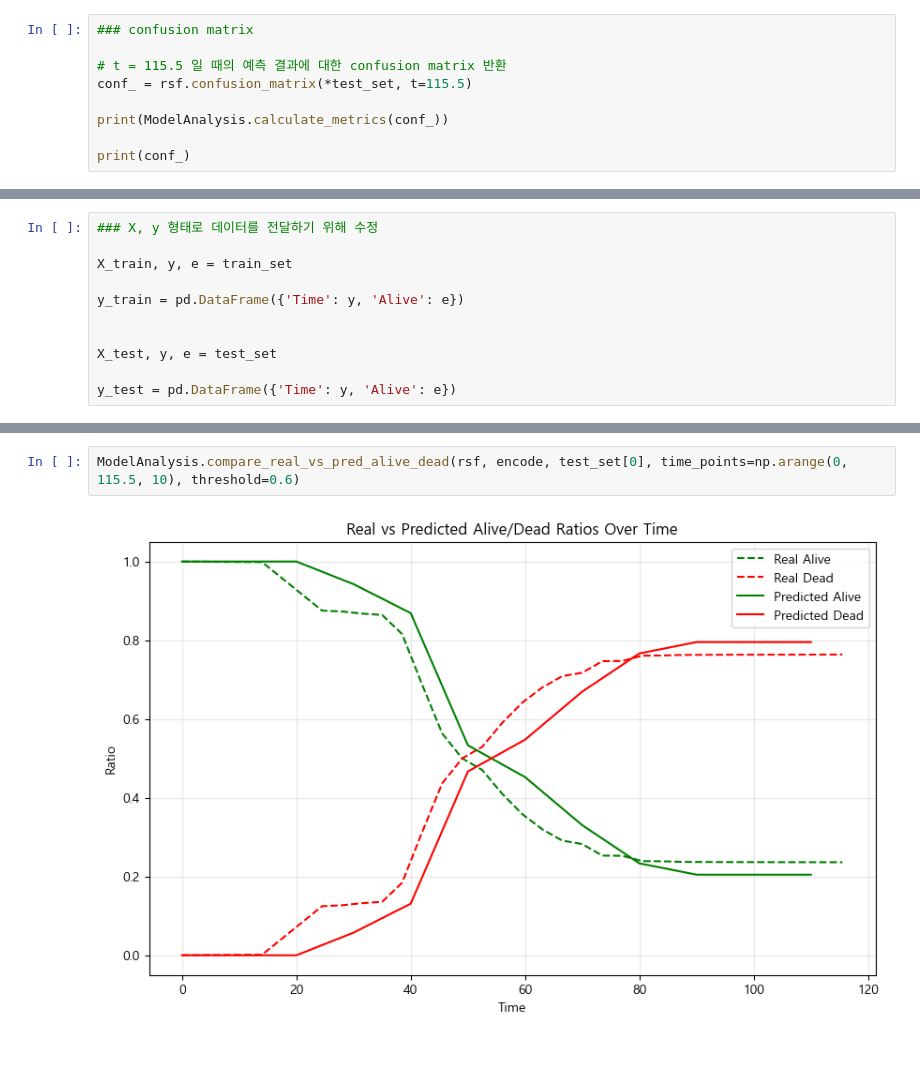
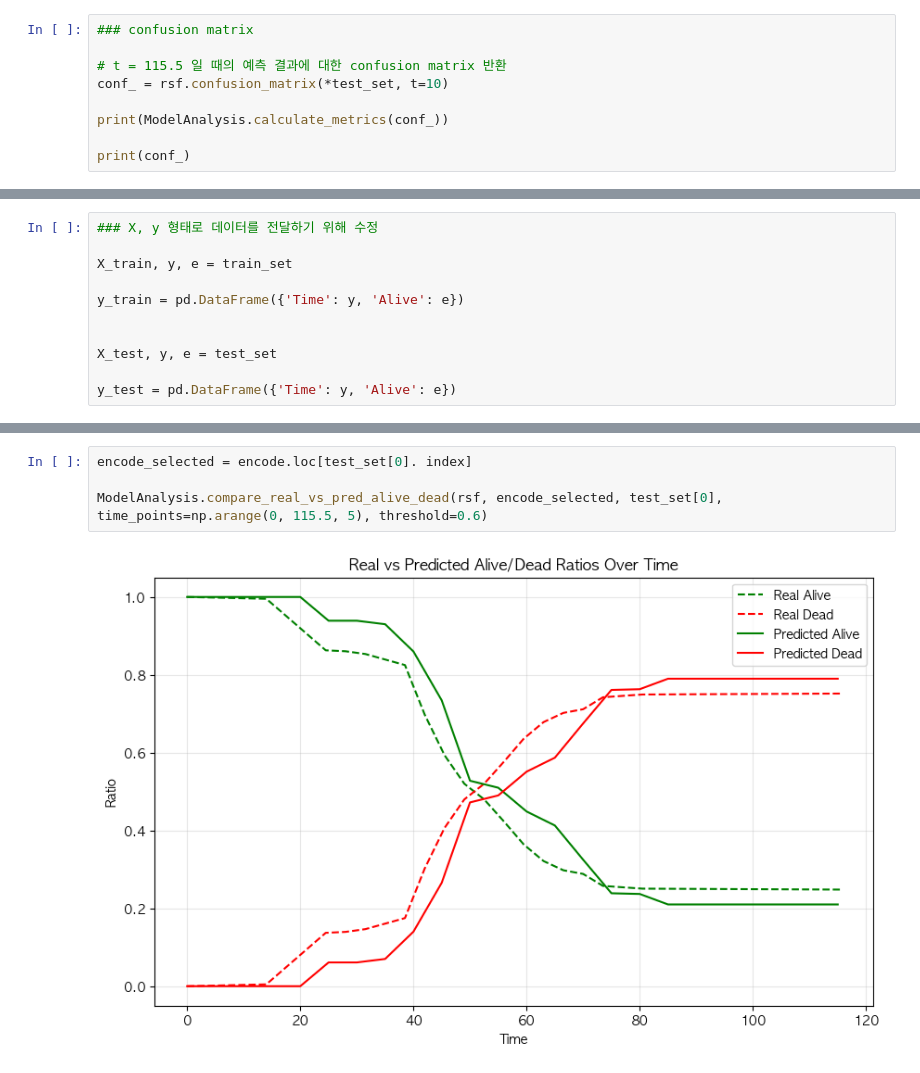
Before and after one commit to SKNetworks-AI19-250818/SKN19-mini-3Team, a Jupyter notebook: model_run.ipynb, the cells around one changed output, grey strips where cells are left out. Saved outputs shown, nothing was run; the diff lists cells and outputs as text.

```diff
--- a/model_run.ipynb
+++ b/model_run.ipynb
@@ -140,7 +140,7 @@ train score : 0.8391011235955056, test score : 0.7432675044883303
 ### confusion matrix
 
 # t = 115.5 일 때의 예측 결과에 대한 confusion matrix 반환
-conf_ = rsf.confusion_matrix(*test_set, t=115.5)
+conf_ = rsf.confusion_matrix(*test_set, t=10)
 
 print(ModelAnalysis.calculate_metrics(conf_))
 
@@ -247,7 +248,9 @@ ModelAnalysis.compare_km_and_model(rsf_optim, *test_set, max_time=115.5)
 # %%
-ModelAnalysis.compare_real_vs_pred_alive_dead(rsf, encode, test_set[0], time_points=np.arange(0, 115.5, 10), threshold=0.6)
+encode_selected = encode.loc[test_set[0]. index]
+
+ModelAnalysis.compare_real_vs_pred_alive_dead(rsf, encode_selected, test_set[0], time_points=np.arange(0, 115.5, 5), threshold=0.6)
 # %% [output]
-[figure, old version]
+[figure, new version]
 # %%
 ModelAnalysis.rsf_score_over_time(rsf_optim, test_set, t_max=115.5, n_points=100)
 # %% [output]
```
Also changed, not shown: parts of 9 cells of this notebook, 1 other file.
